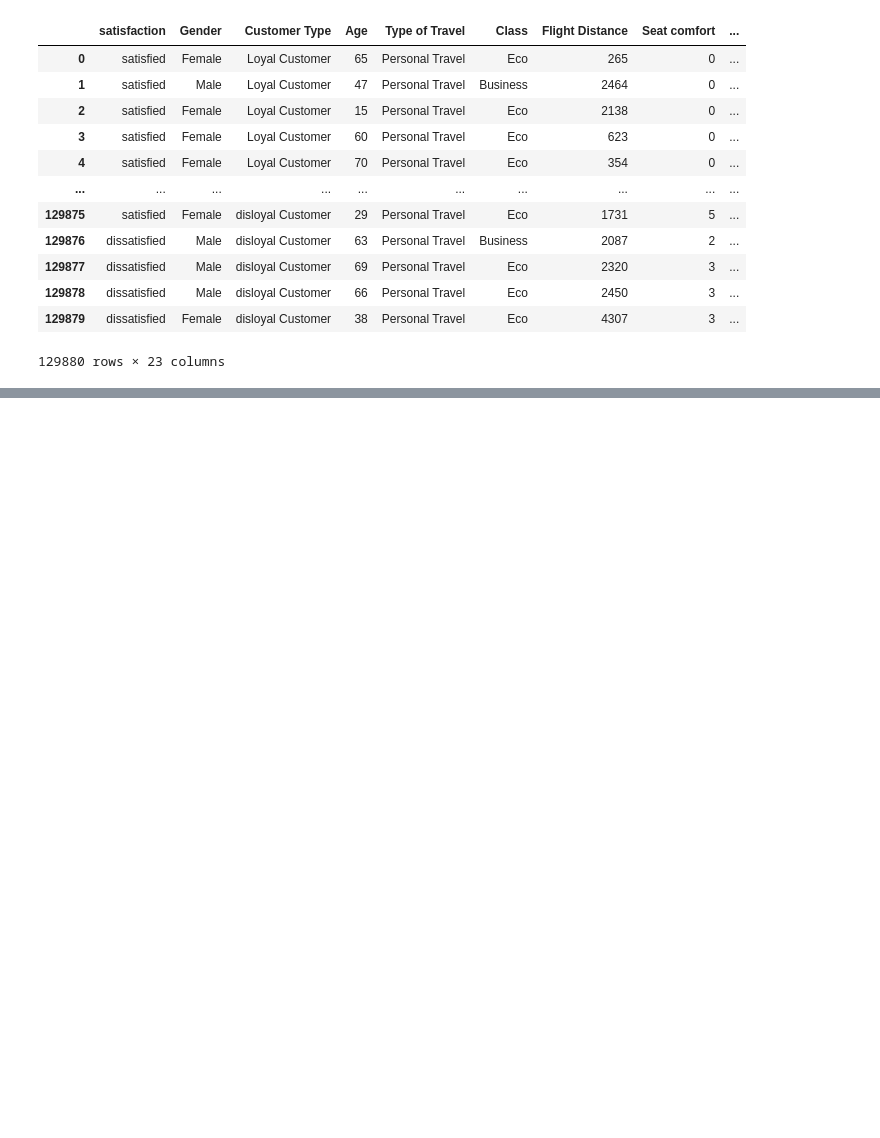
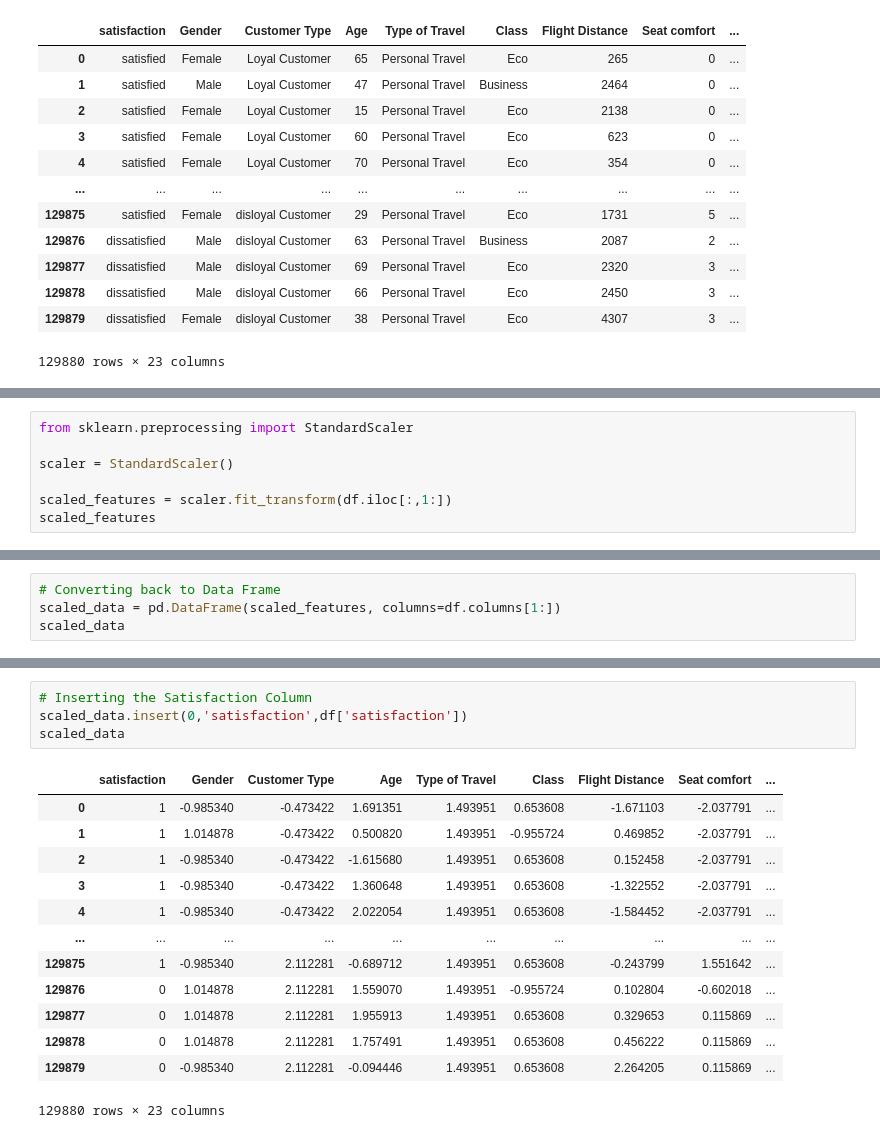
Before and after one commit to IbrahimBajwa313/Data-Science, a Jupyter notebook: LogisticRegression.ipynb, the cells around one changed output, grey strips where cells are left out. Cells and saved outputs as stored; diff of their text form; blank space fills up the shorter version.

```diff
--- a/LogisticRegression.ipynb
+++ b/LogisticRegression.ipynb
@@ -57,0 +111,7 @@ df
+# %%
+from sklearn.preprocessing import StandardScaler
+
+scaler = StandardScaler()
+
+scaled_features = scaler.fit_transform(df.iloc[:,1:])
+scaled_features
@@ -57,0 +132,4 @@ df
+# %%
+# Converting back to Data Frame
+scaled_data = pd.DataFrame(scaled_features, columns=df.columns[1:])
+scaled_data
@@ -57,0 +150,18 @@ df
+# %%
+# Inserting the Satisfaction Column
+scaled_data.insert(0,'satisfaction',df['satisfaction'])
+scaled_data
+# %% [output]
+|  | satisfaction | Gender | Customer Type | Age | Type of Travel | Class | Flight Distance | Seat comfort | ... |
+| 0 | 1 | -0.985340 | -0.473422 | 1.691351 | 1.493951 | 0.653608 | -1.671103 | -2.037791 | ... |
+| 1 | 1 | 1.014878 | -0.473422 | 0.500820 | 1.493951 | -0.955724 | 0.469852 | -2.037791 | ... |
+| 2 | 1 | -0.985340 | -0.473422 | -1.615680 | 1.493951 | 0.653608 | 0.152458 | -2.037791 | ... |
+| 3 | 1 | -0.985340 | -0.473422 | 1.360648 | 1.493951 | 0.653608 | -1.322552 | -2.037791 | ... |
+| 4 | 1 | -0.985340 | -0.473422 | 2.022054 | 1.493951 | 0.653608 | -1.584452 | -2.037791 | ... |
+| ... | ... | ... | ... | ... | ... | ... | ... | ... | ... |
+| 129875 | 1 | -0.985340 | 2.112281 | -0.689712 | 1.493951 | 0.653608 | -0.243799 | 1.551642 | ... |
+| 129876 | 0 | 1.014878 | 2.112281 | 1.559070 | 1.493951 | -0.955724 | 0.102804 | -0.602018 | ... |
+| 129877 | 0 | 1.014878 | 2.112281 | 1.955913 | 1.493951 | 0.653608 | 0.329653 | 0.115869 | ... |
+| 129878 | 0 | 1.014878 | 2.112281 | 1.757491 | 1.493951 | 0.653608 | 0.456222 | 0.115869 | ... |
+| 129879 | 0 | -0.985340 | 2.112281 | -0.094446 | 1.493951 | 0.653608 | 2.264205 | 0.115869 | ... |
+129880 rows × 23 columns
```
Also changed, not shown: parts of 27 cells of this notebook.
